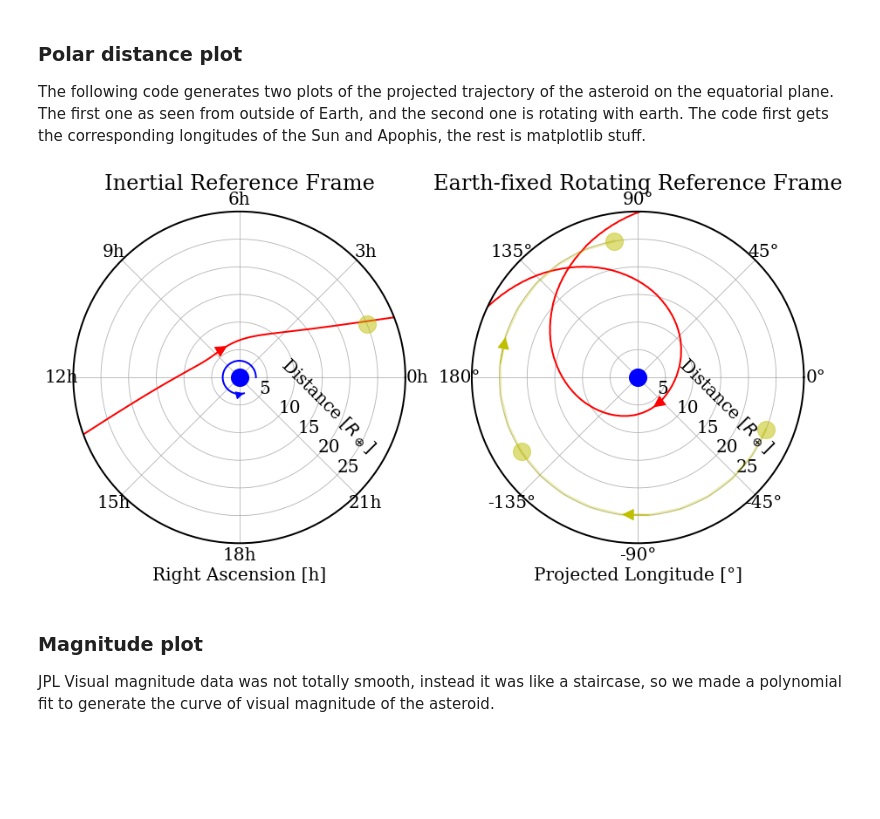
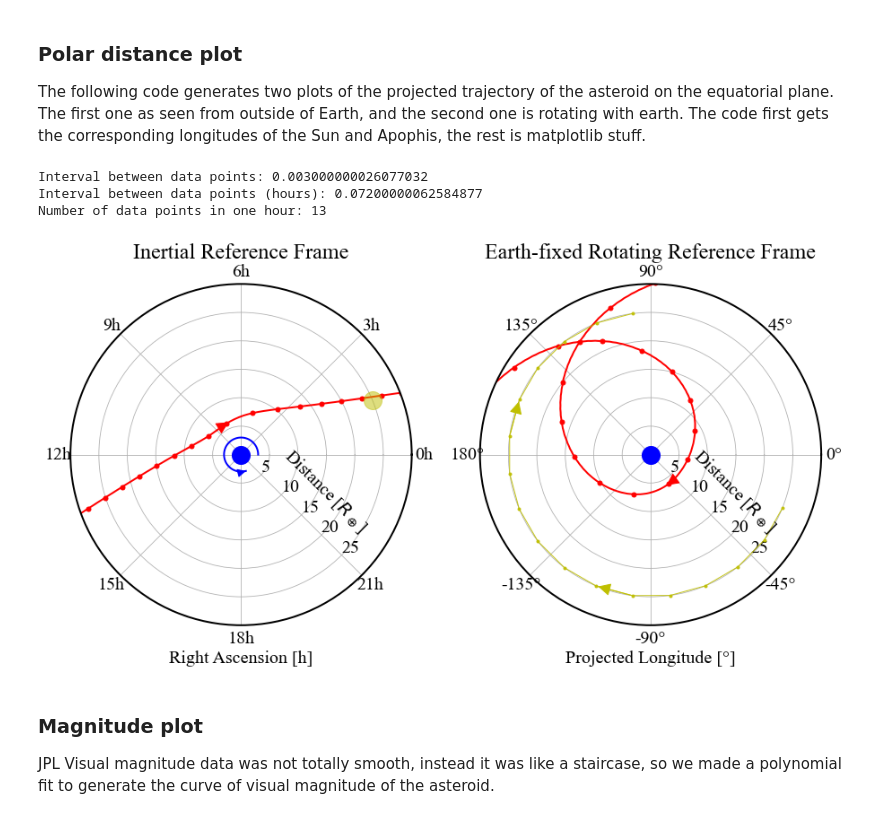
Before and after one commit to seap-udea/Apophis2029, a Jupyter notebook: ApproachingPlots.ipynb, the cells around one changed output. Drawn from its saved outputs; the diff is of its cells as text; code cells hidden in the pictures; blank space fills up the shorter version.

```diff
--- a/ApproachingPlots.ipynb
+++ b/ApproachingPlots.ipynb
@@ -447,6 +449,22 @@ MIN = ephemeris['delta (Rt)'].argmin() # Index of closest approach in the time s
 ### Polar distance plot
 
 The following code generates two plots of the projected trajectory of the asteroid on the equatorial plane. The first one as seen from outside of Earth, and the second one is rotating with earth. The code first gets the corresponding longitudes of the Sun and Apophis, the rest is matplotlib stuff.
+# %%
+# Calculate the interval between each data point in the time series.
+dt = ephemeris['datetime_jd'][1]-ephemeris['datetime_jd'][0]
+print(f"Interval between data points: {dt}")
+
+# Convert interval from days to hours.
+dt = dt*24
+print(f"Interval between data points (hours): {dt}")
+
+# How many data points are in one hour?
+n = int(1/dt)
+print(f"Number of data points in one hour: {n}")
+# %% [output]
+Interval between data points: 0.003000000026077032
+Interval between data points (hours): 0.07200000062584877
+Number of data points in one hour: 13
 # %%
 def get_lon(TIME,RA):
   """
@@ -456,7 +474,7 @@ def get_lon(TIME,RA):
   G = T.sidereal_time('apparent', 'greenwich').to(u.deg)
   return RA - G.value
 
-sun = get_lon(ephemeris['datetime_jd'][::10],1.5*15)
+sun = get_lon(ephemeris['datetime_jd'][::12],1.5*15)
 for i in range(len(sun)):
    if sun[i] < -180: sun[i] += 360
 
@@ -466,38 +484,44 @@ fig, (ax1,ax2) = plt.subplots(1,2,subplot_kw={'projection': 'polar'},figsize=(15
 
 def polar(ax,key,ylabel,title):
     line = ax.plot(np.deg2rad(ephemeris[key]),ephemeris['delta (Rt)'],'r-',lw=2)[0]
+    # draw circles at hour marks (every 12 data points)
+    for i in range(6,len(ephemeris),12):
+        ax.plot(np.deg2rad(ephemeris[key])[i],ephemeris['delta (Rt)'][i],'r.',ms=10)
+        # ax.text(np.deg2rad(ephemeris[key])[i],ephemeris['delta (Rt)'][i],ephemeris['datetime_str'][i][-5:],size=16)
+
+
     ax.set_xlabel(ylabel)
     ax.set_yticks([5,10,15,20,25])
     ax.text(-1.4*np.pi/4,15,"Distance [$R_\oplus$]",rotation=-45)
     ax.set_ylim([0,30])
     ax.set_rlabel_position(315)
     if key == 'RA':
         ax.set_xticklabels([f"{s}h" for s in range(0,25,3)])
         arrow = rotation(ax,100,3,5)[0]
         add_arrow(arrow,size=20,position=4.95)
         ax.plot(np.deg2rad(1.5*15),25,'yo',ms=20, alpha=0.5)
     else:
         angle = lambda x: x if x<= 180 else x - 360
         ax.set_xticklabels([f"{angle(s)}°" for s in range(0,360,45)])
         N = len(sun)
-        for n in [0,N//2,N-1]:
-            ax.plot(sun[n],25,'yo',ms=20, alpha=0.5)
-        sun_path = ax.plot(sun,sun*0+25,'y-', alpha=0.3, lw=3)[0]
+        # for n in [0,N//2,N-1]:
+        #     ax.plot(sun[n],25,'yo',ms=20, alpha=0.5)
+        sun_path = ax.plot(sun,sun*0+25,'y.-', alpha=0.9, lw=1)[0]
         add_arrow(sun_path,size=30, position=np.pi)
         add_arrow(sun_path,size=30, position=-np.pi/2)
 
 
     ax.set_title(title)
     ax.plot(0,0,'bo',ms=20)
     add_arrow(line,size=30)
 
 polar(ax1,'RA','Right Ascension [h]','Inertial Reference Frame')
 polar(ax2,'Longitude',"Projected Longitude [°]",'Earth-fixed Rotating Reference Frame')
 
 name = f"{FIGDIR}/distance"
 plt.savefig(name+".pdf",bbox_inches='tight')
 # %% [output]
-[figure, old version]
+[figure, new version]
 # %% [markdown]
 ### Magnitude plot
 
```
Also changed, not shown: parts of 19 cells of this notebook, 23 other files.
